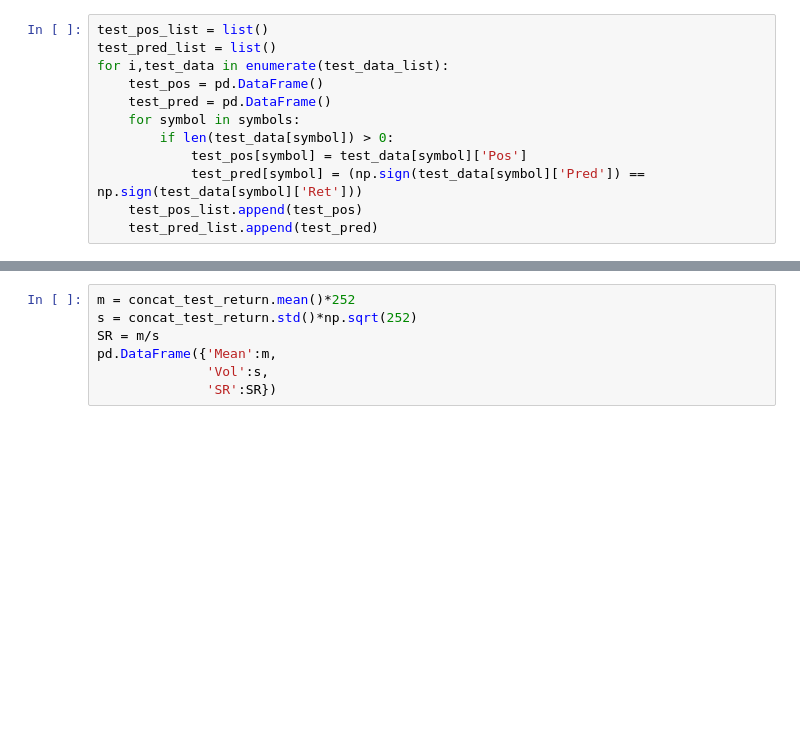
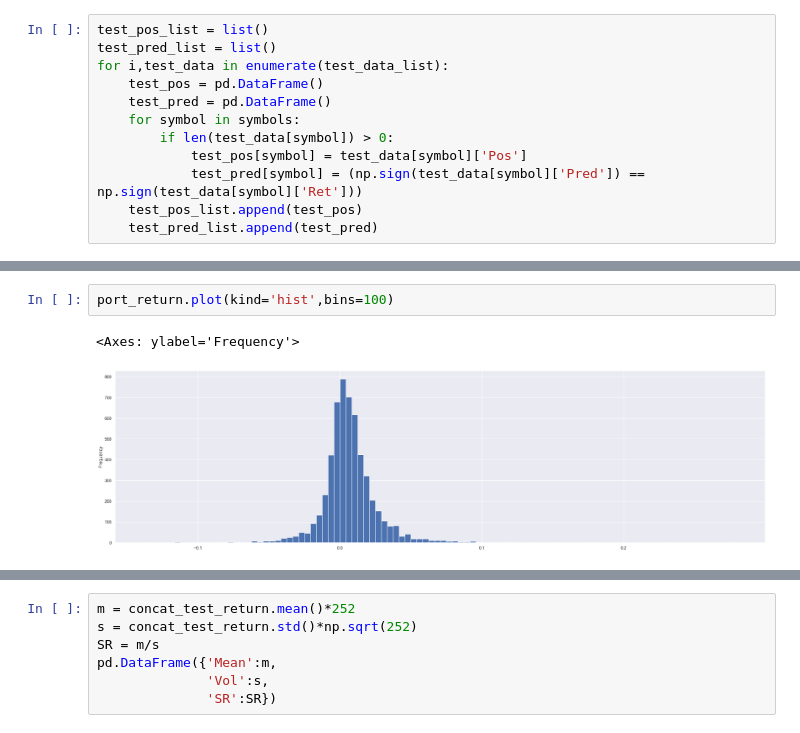
Before and after one commit to kcf1/Personal-Projects, a Jupyter notebook: Trading/FX Algo with ML/FX_Algo_with_ML.ipynb, the cells around one changed output, grey strips where cells are left out. Drawn from its saved outputs; the diff is of its cells as text; blank space fills up the shorter version.

```diff
--- a/Trading/FX Algo with ML/FX_Algo_with_ML.ipynb
+++ b/Trading/FX Algo with ML/FX_Algo_with_ML.ipynb
@@ -566,0 +631,5 @@ Evaluator(concat_test_return['Port']).get_summary()
+# %%
+port_return.plot(kind='hist',bins=100)
+# %% [output]
+<Axes: ylabel='Frequency'>
+[figure, added]
```
Also changed, not shown: parts of 12 cells of this notebook.
